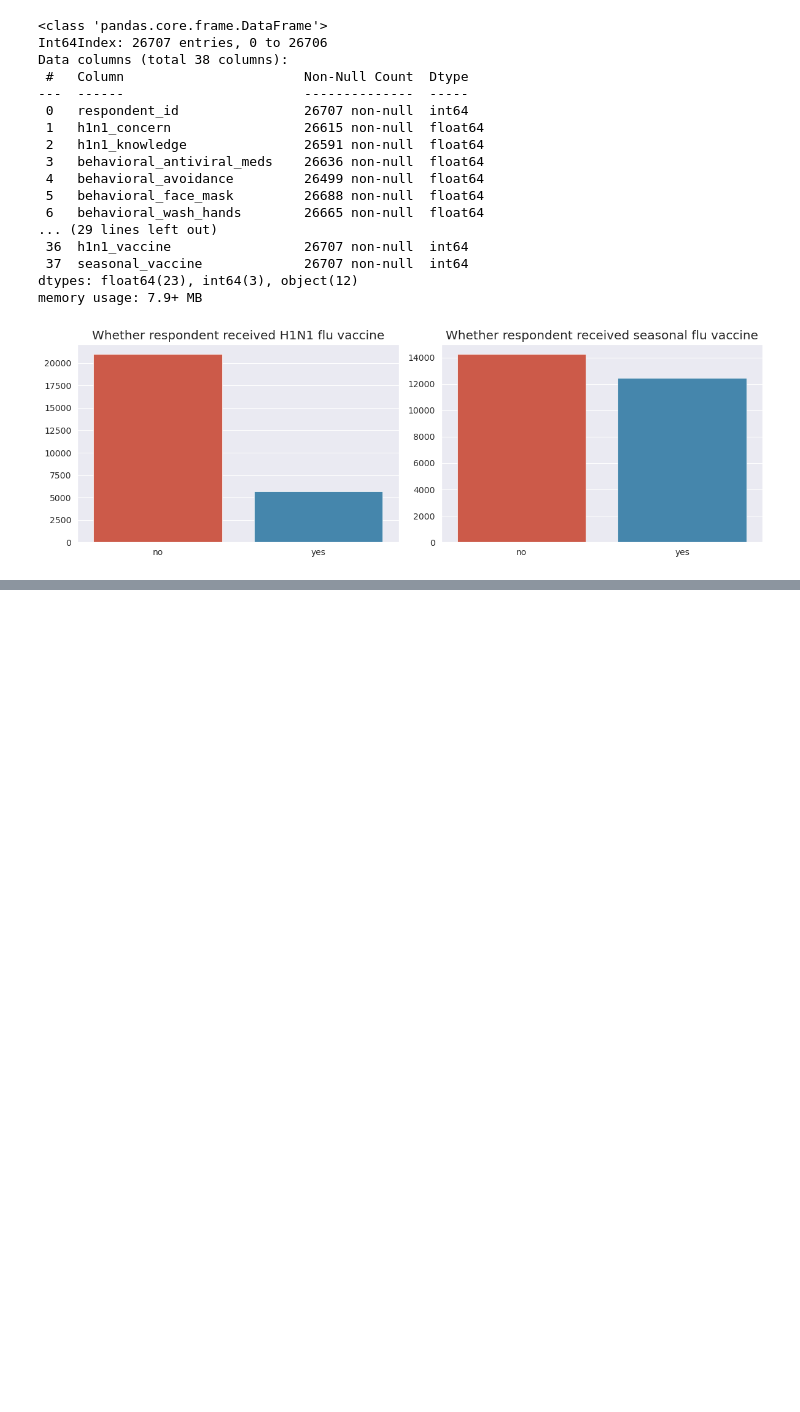
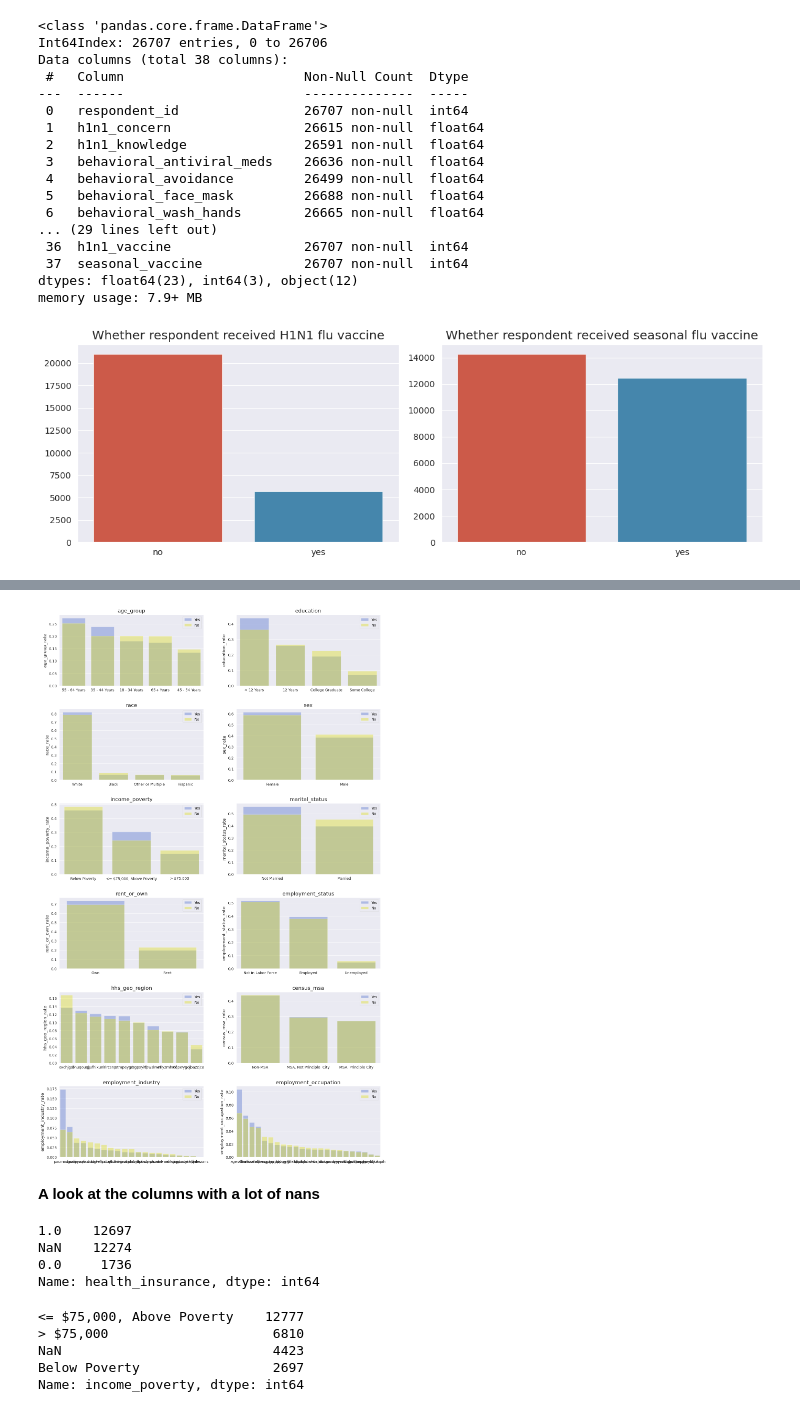
Before and after one commit to Rolf110/Flu-Shot-Learning---Competition, a Jupyter notebook: FirstTest.ipynb, the cells around one changed output, grey strips where cells are left out. Cells and saved outputs as stored; diff of their text form; code cells hidden in the pictures; blank space fills up the shorter version.

```diff
--- a/FirstTest.ipynb
+++ b/FirstTest.ipynb
@@ -54,0 +69,48 @@ plt.show()
+# %%
+cat_features = df.select_dtypes('object').columns.tolist()
+# %%
+fig, ax = plt.subplots(len(cat_features) // 2, 2, figsize=(14, 22))
+
+for feature, curr_ax in zip(cat_features, ax.ravel()):
+
+    sns.barplot(x=df[feature].unique(),
+                y=df[df.h1n1_vaccine == 1][feature].value_counts(dropna=False, normalize=True),
+                alpha=0.4,
+                label='Yes',
+                ax=curr_ax,
+                color='royalblue')
+
+    sns.barplot(x=df[feature].unique(),
+                y=df[df.h1n1_vaccine == 0][feature].value_counts(dropna=False, normalize=True),
+                alpha=0.4,
+                label='No',
+                ax=curr_ax,
+                color='yellow')
+
+    curr_ax.set_title(feature)
+    curr_ax.set_ylabel(feature + '_rate')
+    curr_ax.legend()
+
+plt.tight_layout(pad=3)
+plt.show()
+# %% [output]
+[figure, added]
+# %% [markdown]
+<b>
+A look at the columns with a lot of nans
+</b>
+# %%
+df.health_insurance.value_counts(dropna=False)
+# %% [output]
+1.0    12697
+NaN    12274
+0.0     1736
+Name: health_insurance, dtype: int64
+# %%
+df.income_poverty.value_counts(dropna=False)
+# %% [output]
+<= $75,000, Above Poverty    12777
+> $75,000                     6810
+NaN                           4423
+Below Poverty                 2697
+Name: income_poverty, dtype: int64
```
Also changed, not shown: parts of 19 cells of this notebook.
